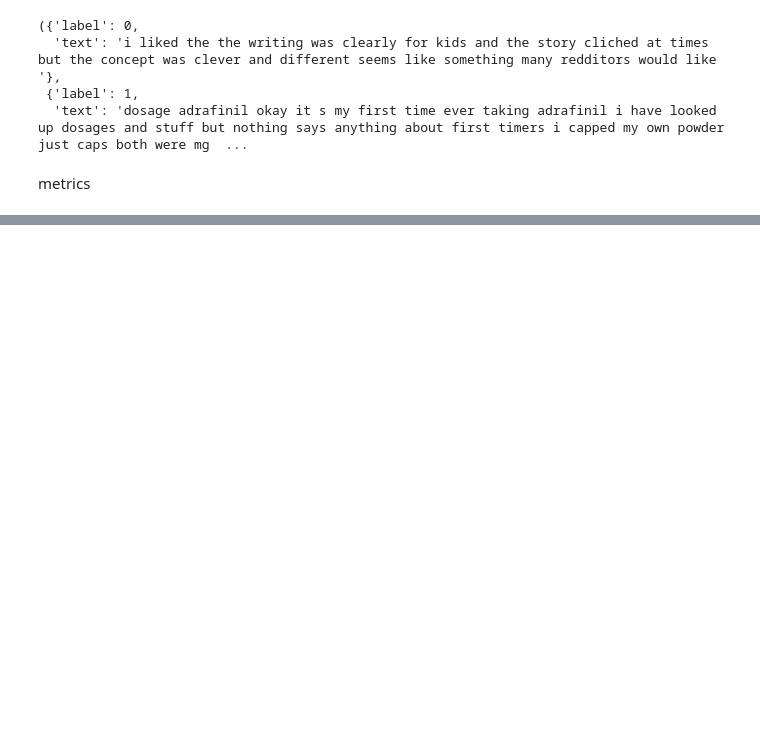
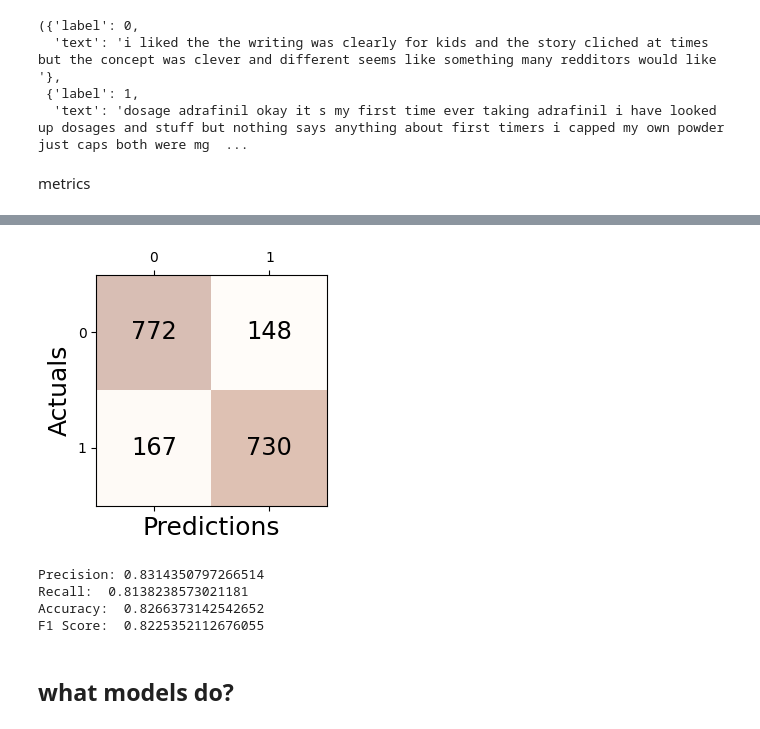
Before and after one commit to ranieri-unimi/depression, a Jupyter notebook: bert.fine.fine.ipynb, the cells around one changed output, grey strips where cells are left out. Drawn from its saved outputs; the diff is of its cells as text; code cells hidden in the pictures; blank space fills up the shorter version.

```diff
--- a/bert.fine.fine.ipynb
+++ b/bert.fine.fine.ipynb
@@ -133,0 +153,26 @@ F1 Score:  0.8225352112676055
+# %%
+conf_matrix = confusion_matrix(y_true=y_true, y_pred=y_fine)
+
+fig, ax = plt.subplots(figsize=(3, 3))
+ax.matshow(conf_matrix, cmap=plt.cm.Oranges, alpha=0.3)
+for i in range(conf_matrix.shape[0]):
+    for j in range(conf_matrix.shape[1]):
+        ax.text(x=j, y=i,s=conf_matrix[i, j], va='center', ha='center', size='xx-large')
+
+plt.xlabel('Predictions', fontsize=18)
+plt.ylabel('Actuals', fontsize=18)
+plt.show()
+# %% [output]
+[figure, added]
+# %%
+print('Precision:', precision_score(y_true, y_fine))
+print('Recall: ', recall_score(y_true, y_fine))
+print('Accuracy: ',  accuracy_score(y_true, y_fine))
+print('F1 Score: ',  f1_score(y_true, y_fine))
+# %% [output]
+Precision: 0.8314350797266514
+Recall:  0.8138238573021181
+Accuracy:  0.8266373142542652
+F1 Score:  0.8225352112676055
+# %% [markdown]
+## what models do?
```
Also changed, not shown: parts of 13 cells of this notebook.
